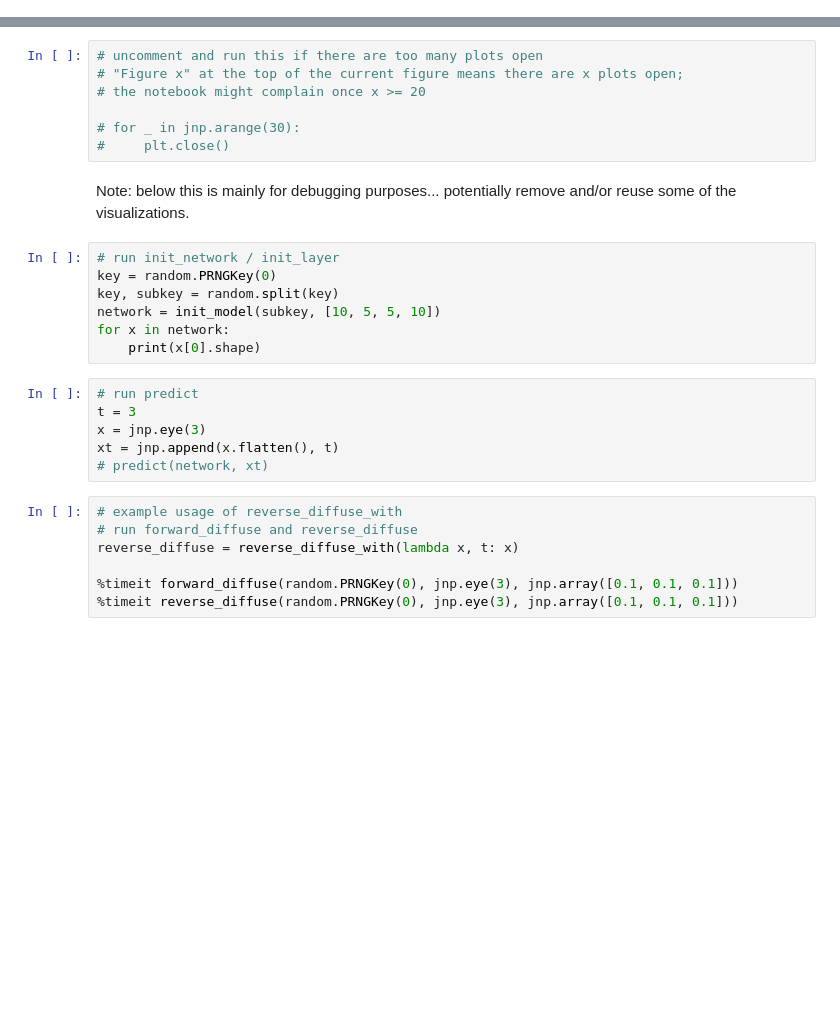
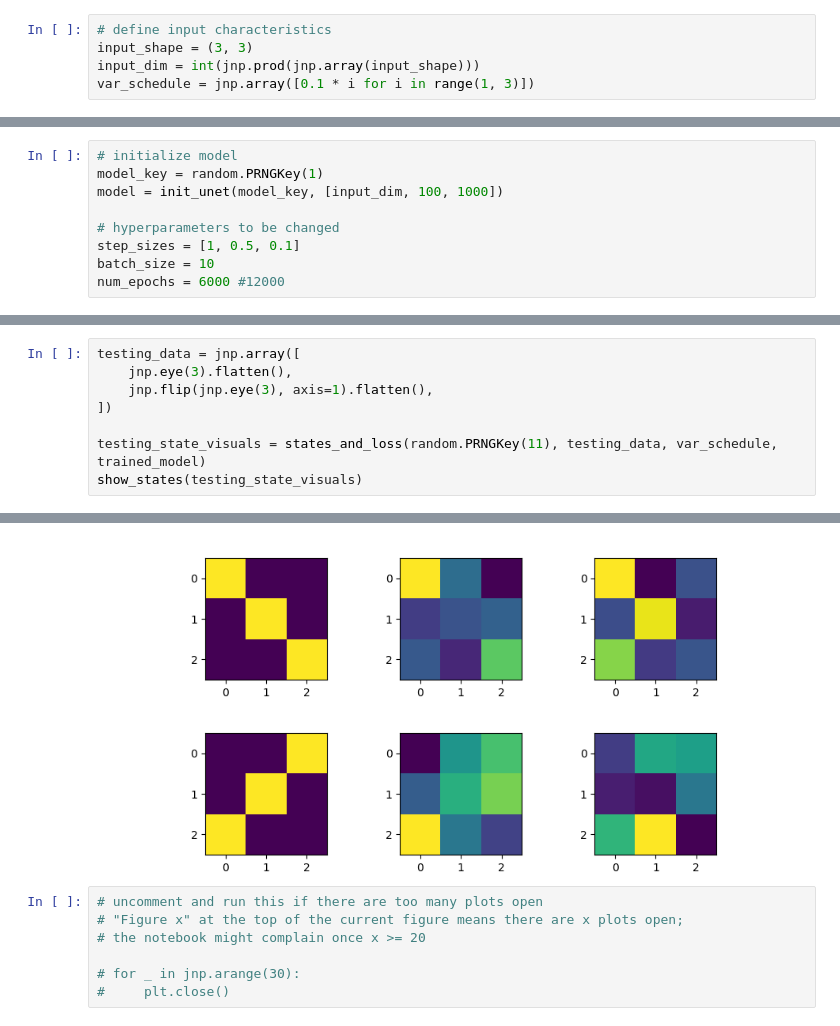
Before and after one commit to curiousdragon/denoising-diffusion-jax, a Jupyter notebook: denoising.ipynb, the cells around one changed output, grey strips where cells are left out. Saved outputs shown, nothing was run; the diff lists cells and outputs as text; blank space fills up the shorter version.

```diff
--- a/denoising.ipynb
+++ b/denoising.ipynb
@@ -272,0 +226,5 @@ for i in range(n):
+# %%
+# define input characteristics
+input_shape = (3, 3)
+input_dim = int(jnp.prod(jnp.array(input_shape)))
+var_schedule = jnp.array([0.1 * i for i in range(1, 3)])
@@ -272,0 +254,9 @@ for i in range(n):
+# %%
+# initialize model
+model_key = random.PRNGKey(1)
+model = init_unet(model_key, [input_dim, 100, 1000])
+
+# hyperparameters to be changed
+step_sizes = [1, 0.5, 0.1]
+batch_size = 10
+num_epochs = 6000 #12000
@@ -272,0 +383,9 @@ for i in range(n):
+# %%
+testing_data = jnp.array([
+    jnp.eye(3).flatten(),
+    jnp.flip(jnp.eye(3), axis=1).flatten(),
+])
+
+testing_state_visuals = states_and_loss(random.PRNGKey(11), testing_data, var_schedule, trained_model)
+show_states(testing_state_visuals)
+# %% [output]
@@ -273,3 +394,5 @@ for i in range(n):
+[figure, added]
+[figure, added]
 # %%
 # uncomment and run this if there are too many plots open
 # "Figure x" at the top of the current figure means there are x plots open;
@@ -277,26 +400,3 @@ for i in range(n):
 
 # for _ in jnp.arange(30):
 #     plt.close()
-# %% [markdown]
-Note: below this is mainly for debugging purposes... potentially remove and/or
-reuse some of the visualizations.
-# %%
-# run init_network / init_layer
-key = random.PRNGKey(0)
-key, subkey = random.split(key)
-network = init_model(subkey, [10, 5, 5, 10])
-for x in network:
-    print(x[0].shape)
-# %%
-# run predict
-t = 3
-x = jnp.eye(3)
-xt = jnp.append(x.flatten(), t)
-# predict(network, xt)
-# %%
-# example usage of reverse_diffuse_with
-# run forward_diffuse and reverse_diffuse
-reverse_diffuse = reverse_diffuse_with(lambda x, t: x)
-
-%timeit forward_diffuse(random.PRNGKey(0), jnp.eye(3), jnp.array([0.1, 0.1, 0.1]))
-%timeit reverse_diffuse(random.PRNGKey(0), jnp.eye(3), jnp.array([0.1, 0.1, 0.1]))
```
Also changed, not shown: parts of 27 cells of this notebook.
